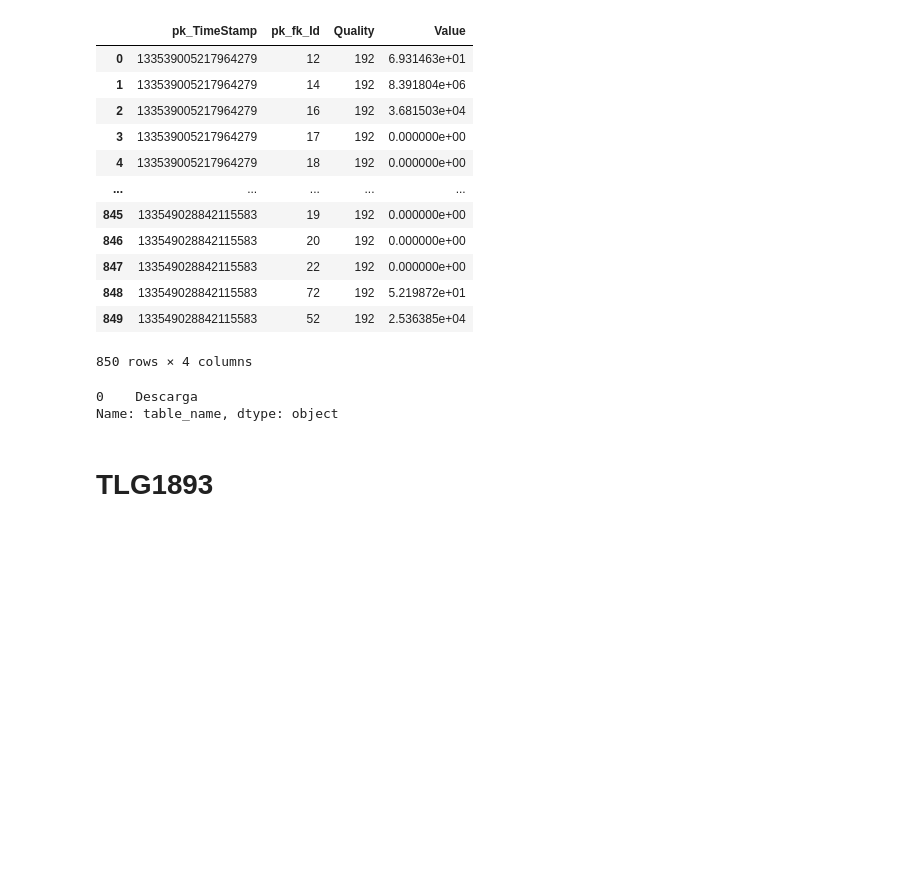
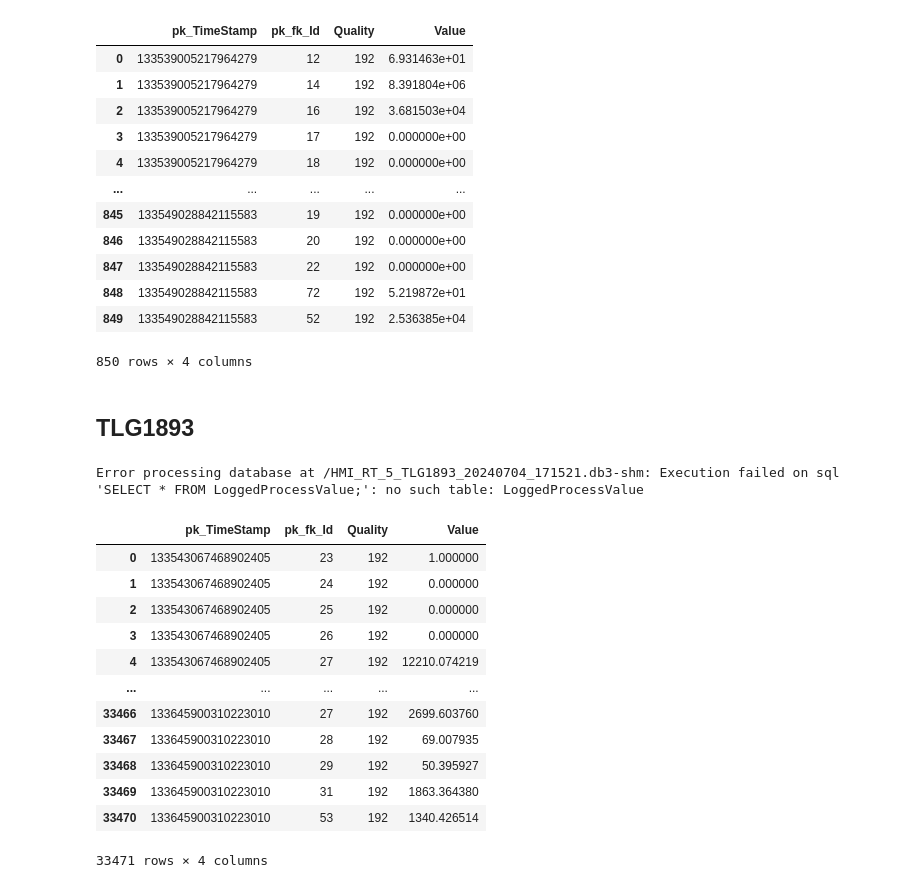
Before and after one commit to LuisEnrique-frenkel/ETL-FlashTruck, a Jupyter notebook: notebooks/0.0-leng-initial.ipynb, the cells around one changed output. Drawn from its saved outputs; the diff is of its cells as text; code cells hidden in the pictures; blank space fills up the shorter version.

```diff
--- a/notebooks/0.0-leng-initial.ipynb
+++ b/notebooks/0.0-leng-initial.ipynb
@@ -80,10 +80,18 @@ DIR_LoggingTag_notna = CSV_DIR_LOGS.getsyspath("LoggingTag_notna.csv")
 # Databases files paths
 CSV_DIR_TLG1889 = mkdir(CSV_DIR, "TLG1889")
 DIR_TLG1889 = CSV_DIR_TLG1889.getsyspath("TLG1889.csv")
+
 CSV_DIR_TLG1893 = mkdir(CSV_DIR, "TLG1893")
+DIR_TLG1893 = CSV_DIR_TLG1893.getsyspath("TLG1893.csv")
+
 CSV_DIR_TLG1895 = mkdir(CSV_DIR, "TLG1895")
+DIR_TLG1895 = CSV_DIR_TLG1895.getsyspath("TLG1895.csv")
+
 CSV_DIR_TLG1897 = mkdir(CSV_DIR, "TLG1897")
+DIR_TLG1897 = CSV_DIR_TLG1897.getsyspath("TLG1897.csv")
+
 CSV_DIR_TLG1904 = mkdir(CSV_DIR, "TLG1904")
+DIR_TLG1904 = CSV_DIR_TLG1904.getsyspath("TLG1904.csv")
 # %%
 # Create connection to the DB
 conn= db.connect(DIR_TAG_LOGGING)
@@ -168,10 +176,24 @@ Error processing database at /HMI_RT_5_TLG1889_20240307_171516.db3-shm: Executio
 | 848 | 133549028842115583 | 72 | 192 | 5.219872e+01 |
 | 849 | 133549028842115583 | 52 | 192 | 2.536385e+04 |
 850 rows × 4 columns
-# %%
-df_log[df_log['ObjectId'] == 1889]['table_name']
-# %% [output]
-0    Descarga
-Name: table_name, dtype: object
 # %% [markdown]
-# TLG1893
+## TLG1893
+# %%
+df_TLG1893 = get_fulldf(DIR_TAG_HMI_RT_5_TLG1893)
+df_TLG1893.to_csv(DIR_TLG1893, encoding='utf-8', index=False)
+df_TLG1893
+# %% [output]
+Error processing database at /HMI_RT_5_TLG1893_20240704_171521.db3-shm: Execution failed on sql 'SELECT * FROM LoggedProcessValue;': no such table: LoggedProcessValue
+|  | pk_TimeStamp | pk_fk_Id | Quality | Value |
+| 0 | 133543067468902405 | 23 | 192 | 1.000000 |
+| 1 | 133543067468902405 | 24 | 192 | 0.000000 |
+| 2 | 133543067468902405 | 25 | 192 | 0.000000 |
+| 3 | 133543067468902405 | 26 | 192 | 0.000000 |
+| 4 | 133543067468902405 | 27 | 192 | 12210.074219 |
+| ... | ... | ... | ... | ... |
+| 33466 | 133645900310223010 | 27 | 192 | 2699.603760 |
+| 33467 | 133645900310223010 | 28 | 192 | 69.007935 |
+| 33468 | 133645900310223010 | 29 | 192 | 50.395927 |
+| 33469 | 133645900310223010 | 31 | 192 | 1863.364380 |
+| 33470 | 133645900310223010 | 53 | 192 | 1340.426514 |
+33471 rows × 4 columns
```
Also changed, not shown: parts of 6 cells of this notebook, 2 other files.
